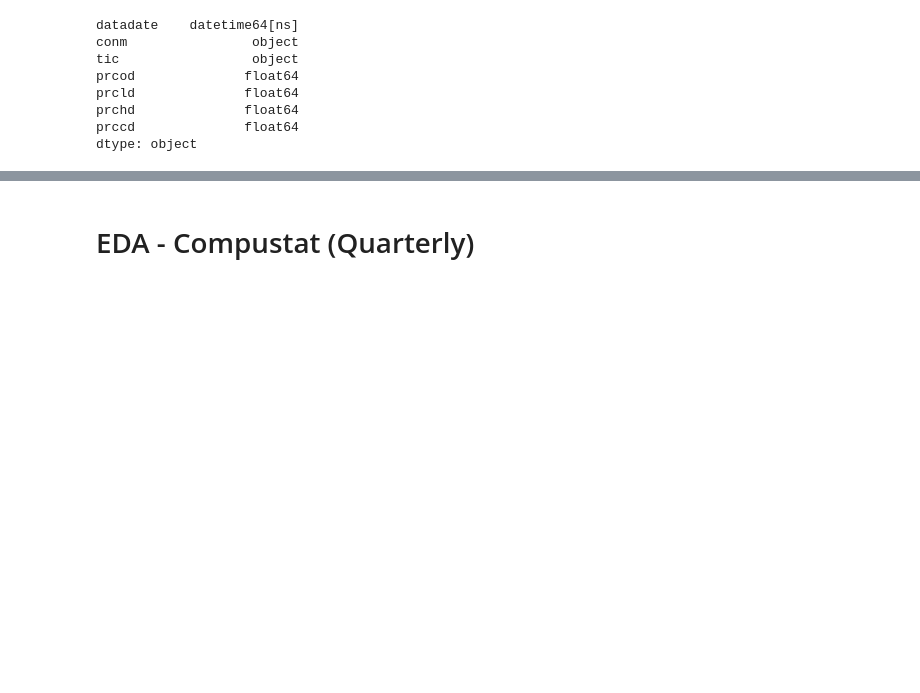
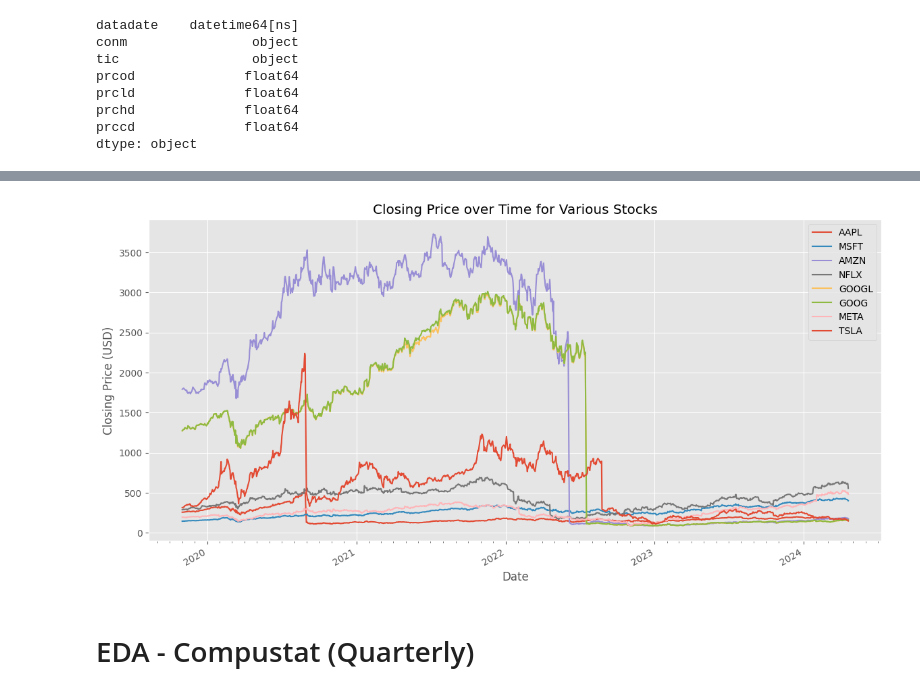
Before and after one commit to inveniam-viam/layoffs-impact, a Jupyter notebook: Analysis.ipynb, the cells around one changed output, grey strips where cells are left out. Drawn from its saved outputs; the diff is of its cells as text; code cells hidden in the pictures; blank space fills up the shorter version.

```diff
--- a/Analysis.ipynb
+++ b/Analysis.ipynb
@@ -351,3 +351,35 @@ plt.show()
+# %%
+# Plotting FAANG stock over time
+
+plt.figure(figsize=(14, 7))
+
+
+for ticker in funda_daily_price['tic'].unique():
+
+    ticker_data = funda_daily_price[funda_daily_price['tic'] == ticker]
+    # Plot the line plot for the ticker
+    sns.lineplot(x='datadate', y='prccd', data=ticker_data, label=ticker)
+
+plt.title('Closing Price over Time for Various Stocks')
+plt.xlabel('Date')
+plt.ylabel('Closing Price (USD)')
+
+plt.gca().xaxis.set_major_locator(mdates.YearLocator())
+plt.gca().xaxis.set_minor_locator(mdates.MonthLocator())
+plt.gca().xaxis.set_major_formatter(mdates.DateFormatter('%Y'))
+
+plt.gcf().autofmt_xdate()
+
+# Add a legend
+plt.legend()
+
+# Add grid
+plt.grid(True)
+
+# Show the plot
+plt.show()
+# %% [output]
+[figure, added]
 # %% [markdown]
 # EDA - Compustat (Quarterly)
 # %%
```
Also changed, not shown: parts of 1 cell of this notebook.
